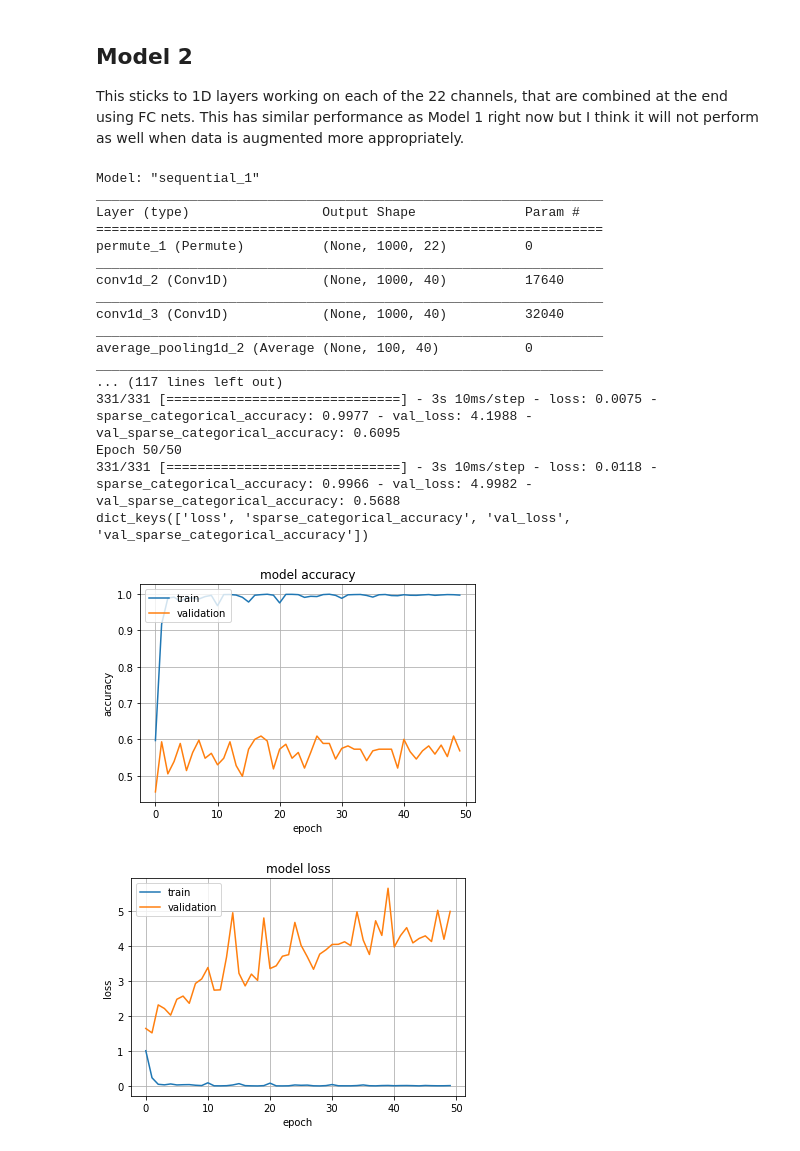
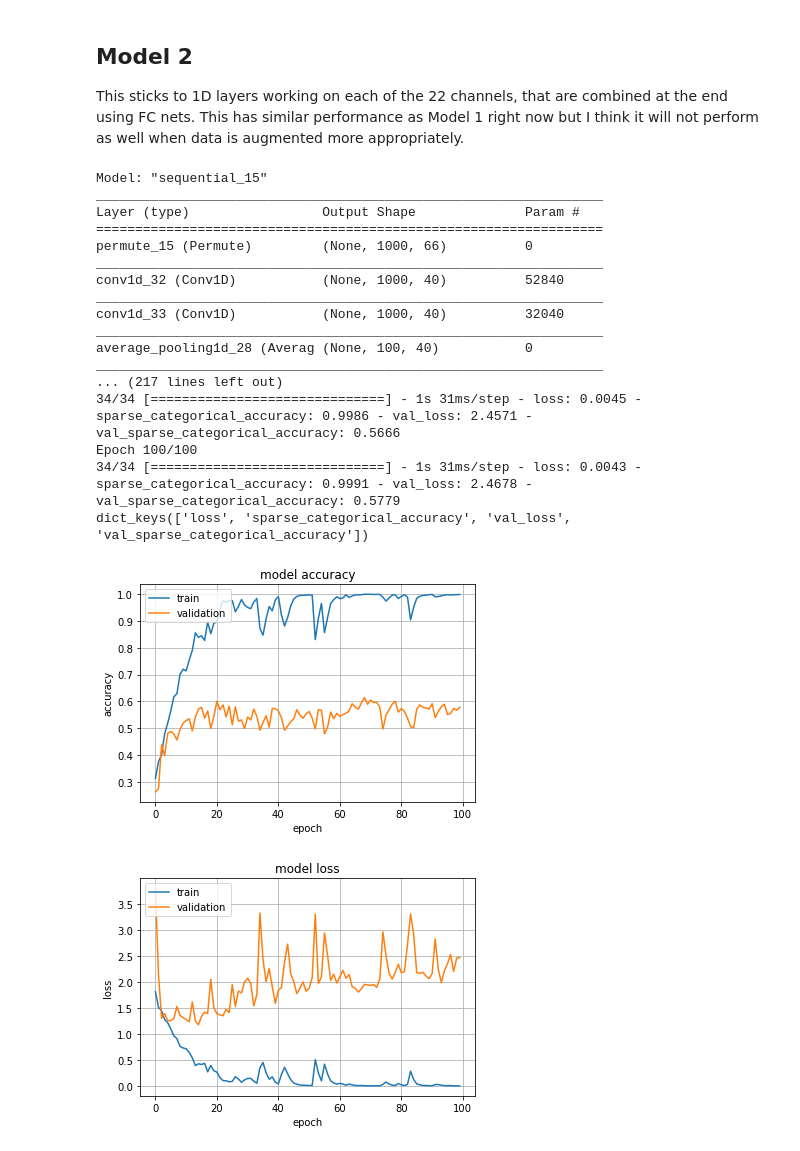
Before and after one commit to cmunozcortes/c247-final-project, a Jupyter notebook: src/CNN_Tweaked_Mark.ipynb, the cells around one changed output. Drawn from its saved outputs; the diff is of its cells as text; code cells hidden in the pictures.

```diff
--- a/src/CNN_Tweaked_Mark.ipynb
+++ b/src/CNN_Tweaked_Mark.ipynb
@@ -72,0 +84,25 @@ X_train_valid_aug += noise
+# %%
+X_train_valid_filtered_1 = signal.sosfiltfilt(sos1, X_train_valid, axis=-1)
+X_train_valid_filtered_2 = signal.sosfiltfilt(sos2, X_train_valid, axis=-1)
+X_test_filtered_1 = signal.sosfiltfilt(sos1, X_test, axis=-1)
+X_test_filtered_2 = signal.sosfiltfilt(sos2, X_test, axis=-1)
+
+for i in range(3):
+    plt.title("EEG example 0 channel %d" % (i+1))
+    plt.plot(X_train_valid[0,i,:])
+    plt.plot(X_train_valid_filtered_1[0,i,:])
+    plt.plot(X_train_valid_filtered_2[0,i,:])
+    plt.grid()
+    plt.show()
+
+# Concatenate filtered channels with source samples
+X_train_valid_aug = np.concatenate(
+    (X_train_valid, X_train_valid_filtered_1, X_train_valid_filtered_2), axis=1)
+y_train_valid_aug = y_train_valid
+X_test_aug = np.concatenate(
+    (X_test, X_test_filtered_1, X_test_filtered_2), axis=1)
+y_test_aug = y_test
+print(X_train_valid.shape, "->", X_train_valid_aug.shape)
+print(y_train_valid.shape, "->", y_train_valid_aug.shape)
+print(X_test.shape, "->", X_test_aug.shape)
+print(y_test.shape, "->", y_test_aug.shape)
@@ -75,7 +119,7 @@ X_train_valid_aug += noise
 Reference: https://www.tensorflow.org/tutorials/load_data/numpy
 # %%
 train_dataset = tf.data.Dataset.from_tensor_slices((X_train_valid_aug, y_train_valid_aug))
-test_dataset = tf.data.Dataset.from_tensor_slices((X_test, y_test))
+test_dataset = tf.data.Dataset.from_tensor_slices((X_test_aug, y_test_aug))
 
 print(train_dataset.element_spec)
 print(test_dataset.element_spec)
@@ -230,7 +271,7 @@ pool_strides = (10, 4)
 
 # Model init
 model = tf.keras.Sequential()
-model.add(layers.Permute((2, 1), input_shape=(22, 1000)))
+model.add(layers.Permute((2, 1), input_shape=(22 * 3, 1000)))
 
 # Shape 1
 model.add(layers.Conv1D(
@@ -279,7 +320,7 @@ model.compile(optimizer=tf.keras.optimizers.Adam(1e-3),
 history = model.fit(
     train_dataset,
     batch_size=128,
-    epochs=50,
+    epochs=100,
     validation_data=test_dataset,
     callbacks=[tensorboard_callback]
 )
@@ -290,41 +331,41 @@ print(history.history.keys())
 # summarize history for accuracy
 plt.plot(history.history['sparse_categorical_accuracy'])
 plt.plot(history.history['val_sparse_categorical_accuracy'])
 plt.title('model accuracy')
 plt.ylabel('accuracy')
 plt.xlabel('epoch')
 plt.legend(['train', 'validation'], loc='upper left')
 plt.grid()
 plt.show()
 # summarize history for loss
 plt.plot(history.history['loss'])
 plt.plot(history.history['val_loss'])
 plt.title('model loss')
 plt.ylabel('loss')
 plt.xlabel('epoch')
 plt.legend(['train', 'validation'], loc='upper left')
 plt.grid()
 plt.show()
 
 # Evaluate model on test dataset
 print(model.evaluate(test_dataset))
 # %% [output]
-Model: "sequential_1"
+Model: "sequential_15"
 _________________________________________________________________
 Layer (type)                 Output Shape              Param #
 =================================================================
-permute_1 (Permute)          (None, 1000, 22)          0
+permute_15 (Permute)         (None, 1000, 66)          0
 _________________________________________________________________
-conv1d_2 (Conv1D)            (None, 1000, 40)          17640
+conv1d_32 (Conv1D)           (None, 1000, 40)          52840
 _________________________________________________________________
-conv1d_3 (Conv1D)            (None, 1000, 40)          32040
+conv1d_33 (Conv1D)           (None, 1000, 40)          32040
 _________________________________________________________________
-average_pooling1d_2 (Average (None, 100, 40)           0
+average_pooling1d_28 (Averag (None, 100, 40)           0
 _________________________________________________________________
-... (117 lines left out)
-331/331 [==============================] - 3s 10ms/step - loss: 0.0075 - sparse_categorical_accuracy: 0.9977 - val_loss: 4.1988 - val_sparse_categorical_accuracy: 0.6095
-Epoch 50/50
-331/331 [==============================] - 3s 10ms/step - loss: 0.0118 - sparse_categorical_accuracy: 0.9966 - val_loss: 4.9982 - val_sparse_categorical_accuracy: 0.5688
+... (217 lines left out)
+34/34 [==============================] - 1s 31ms/step - loss: 0.0045 - sparse_categorical_accuracy: 0.9986 - val_loss: 2.4571 - val_sparse_categorical_accuracy: 0.5666
+Epoch 100/100
+34/34 [==============================] - 1s 31ms/step - loss: 0.0043 - sparse_categorical_accuracy: 0.9991 - val_loss: 2.4678 - val_sparse_categorical_accuracy: 0.5779
 dict_keys(['loss', 'sparse_categorical_accuracy', 'val_loss', 'val_sparse_categorical_accuracy'])
-[figure, old version]
+[figure, new version]
-[figure, old version]
+[figure, new version]
```
Also changed, not shown: parts of 10 cells of this notebook.
